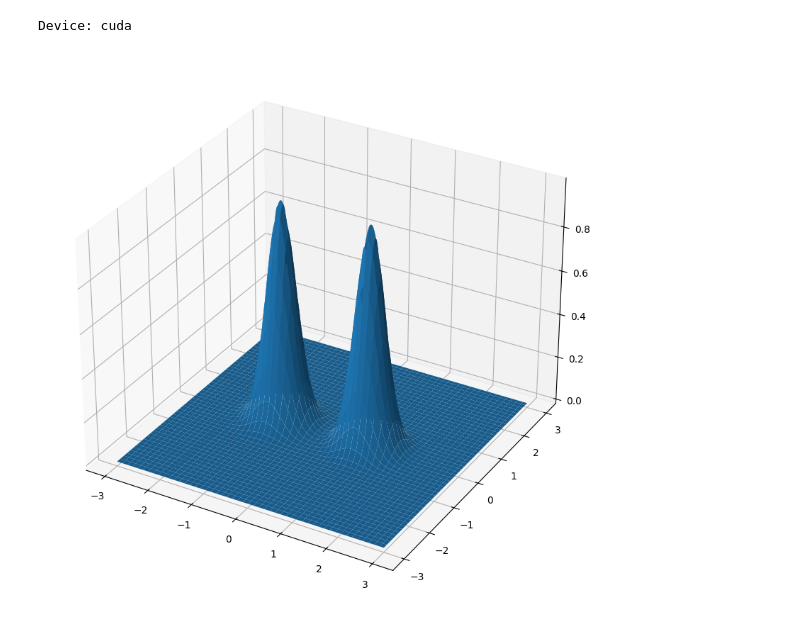
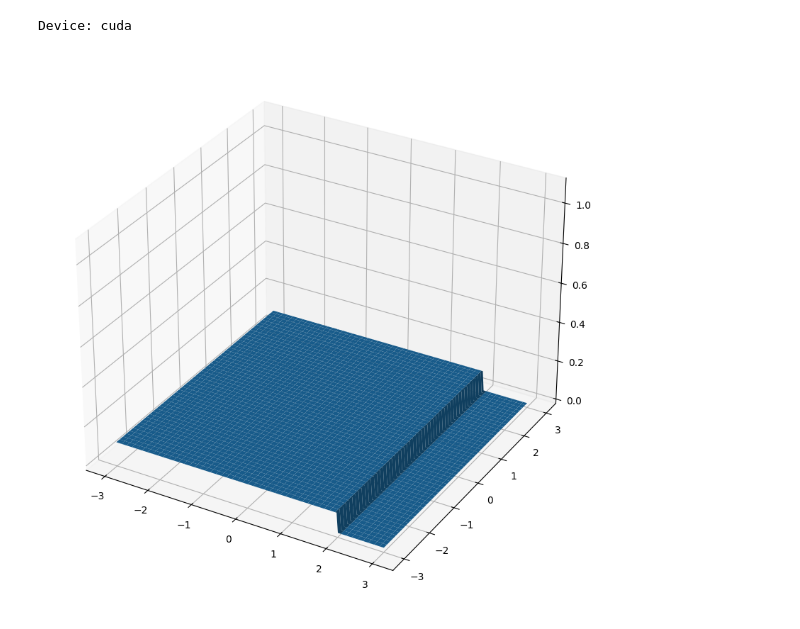
Before and after one commit to hmcalister/Schrodinger-Equation-PyTorch, a Jupyter notebook: main.ipynb, the cells around one changed output. Drawn from its saved outputs; the diff is of its cells as text; code cells hidden in the pictures.

Commit message:
Update main notebook to employ schrodinger utils

```diff
--- a/main.ipynb
+++ b/main.ipynb
@@ -18,29 +20,28 @@ Device: cuda
 NUM_DIMENSIONS = 2
 POINTS_PER_DIMENSION = 200
 
-def createNDimensionalMeshGrid(dimensionLimits: tuple[int, int],):
-    return np.meshgrid(*[np.linspace(dimensionLimits[0], dimensionLimits[1], POINTS_PER_DIMENSION) for _ in range(NUM_DIMENSIONS)])
-
-X, Y = createNDimensionalMeshGrid([-3,3])
+X, Y = schrodingerUtils.physics.createNDimensionalMeshGrid(NUM_DIMENSIONS, POINTS_PER_DIMENSION, [-3,3])
 # %%
 # Potential is a function over the entire space that determines the potential energy of a particle at that position
 # Negative potentials will act as attractors, and positive potentials will act as repellors
 
-def gaussian(xPos, xWidth, yPos, yWidth):
-    return lambda x,y: np.exp(-(x-xPos)**2 / (2*xWidth**2)) * np.exp(-(y-yPos)**2 / (2*yWidth**2))
+# def gaussian(xPos, xWidth, yPos, yWidth):
+#     return lambda x,y: np.exp(-(x-xPos)**2 / (2*xWidth**2)) * np.exp(-(y-yPos)**2 / (2*yWidth**2))
+
+# def potential(x,y):
+#     STD = 0.4
+#     leftGaussian = gaussian(-1,STD,0,STD)
+#     rightGaussian = gaussian(1,STD,0,STD)
+#     return - 0.5 * (leftGaussian(x,y) + rightGaussian(x,y))
 
 def potential(x,y):
-    STD = 0.3
-    leftGaussian = gaussian(-1,STD,0,STD)
-    rightGaussian = gaussian(1,STD,0,STD)
-    return + (leftGaussian(x,y) + rightGaussian(x,y))
+    return (x < 2) * 0.1
 
 V = potential(X,Y)
 
 fig = plt.figure(figsize=(10,10))
 ax = fig.add_subplot(111, projection='3d')
-
-ax.plot_surface(X, Y, V)
-plt.show()
+ax.set_zlim((0,1.1))
+schrodingerUtils.display.plotSurface(X,Y,V, ax=ax)
 # %% [output]
-[figure, old version]
+[figure, new version]
```
Also changed, not shown: parts of 10 cells of this notebook.
